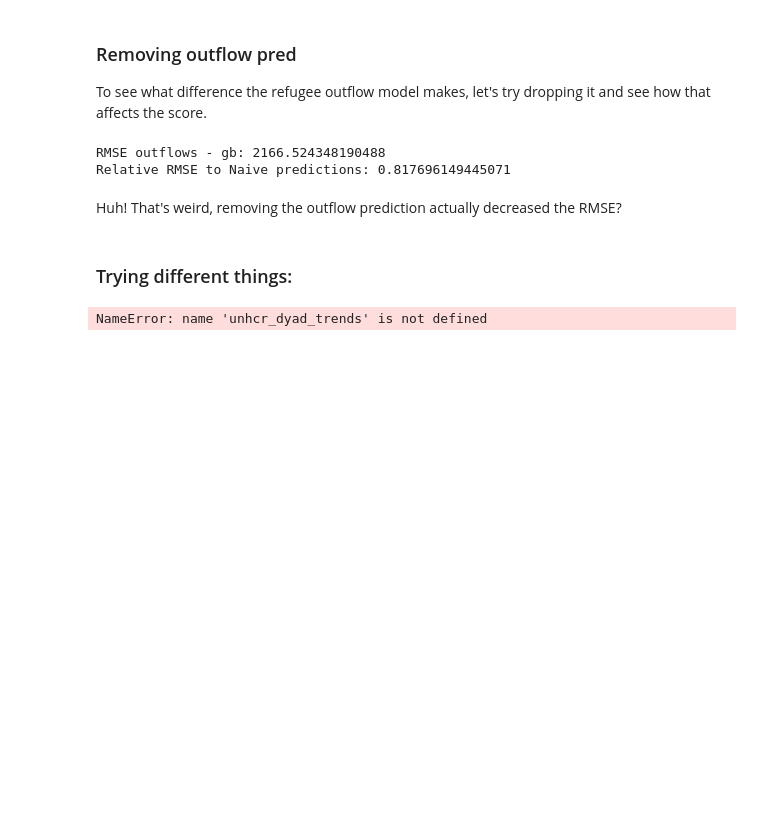
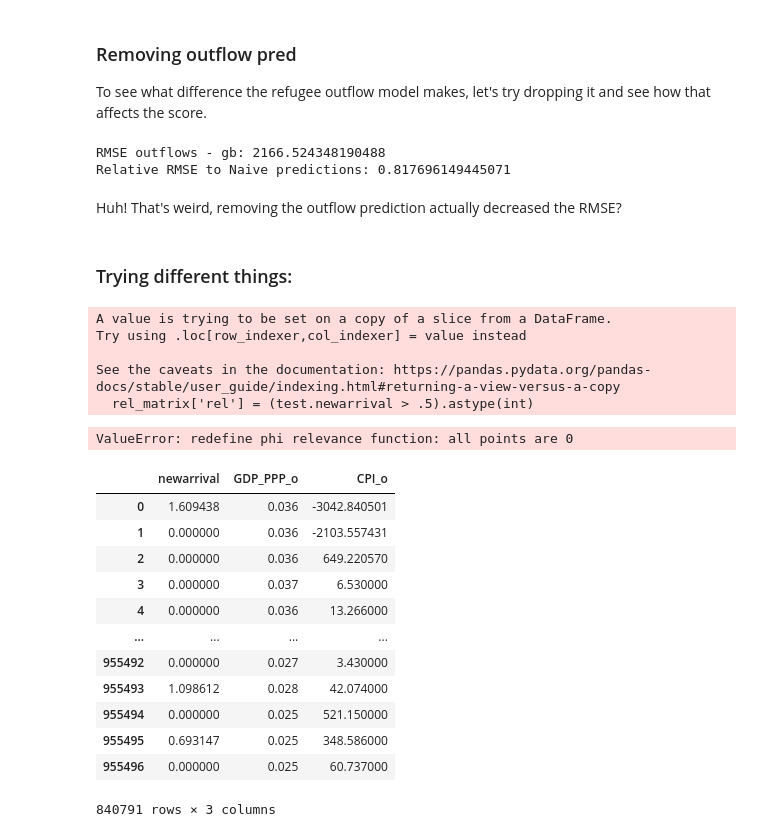
Before and after one commit to 4Freye/refugees, a Jupyter notebook: notebooks/models/02_EF_dyad_regression.ipynb, the cells around one changed output. Saved outputs shown, nothing was run; the diff lists cells and outputs as text; code cells hidden in the pictures; blank space fills up the shorter version.

```diff
--- a/notebooks/models/02_EF_dyad_regression.ipynb
+++ b/notebooks/models/02_EF_dyad_regression.ipynb
@@ -948,24 +948,3 @@ Relative RMSE to Naive predictions: 0.817696149445071
 Huh! That's weird, removing the outflow prediction actually decreased the RMSE?
 # %% [markdown]
 ### Trying different things:
-# %%
-# this doesn't work yet.
-import smogn
-
-## conduct smogn
-unhcr_dyad_smogn = smogn.smoter(
-
-    ## main arguments
-    data = unhcr_dyad_trends,           ## pandas dataframe
-    y = 'newarrival',          ## string ('header name')
-    k = 5,                    ## positive integer (k < n)
-    samp_method = 'extreme',  ## string ('balance' or 'extreme')
-
-    # ## phi relevance arguments
-    rel_thres = 0.80,         ## positive real number (0 < R < 1)
-    rel_method = 'auto',      ## string ('auto' or 'manual')
-    rel_xtrm_type = 'high',   ## string ('low' or 'both' or 'high')
-    rel_coef = 2.25           ## positive real number (0 < R)
-)
-# %% [output]
-NameError: name 'unhcr_dyad_trends' is not defined
@@ -971,0 +958,51 @@ NameError: name 'unhcr_dyad_trends' is not defined
+# %%
+rel_matrix = test[['newarrival']]
+rel_matrix['rel'] = (test.newarrival > .5).astype(int)
+rel_matrix['last_col'] = 0
+
+rel_matrix = rel_matrix.values
+# %% [output]
+A value is trying to be set on a copy of a slice from a DataFrame.
+Try using .loc[row_indexer,col_indexer] = value instead
+
+See the caveats in the documentation: https://pandas.pydata.org/pandas-docs/stable/user_guide/indexing.html#returning-a-view-versus-a-copy
+  rel_matrix['rel'] = (test.newarrival > .5).astype(int)
+# %%
+import pandas as pd
+import numpy as np
+test = pd.read_csv('../../data/clean/unhcr.csv', engine='pyarrow').dropna()
+test['newarrival'] = np.log(test.newarrival + 1)
+test = test[['newarrival','GDP_PPP_o','CPI_o']].reset_index(drop=True)
+
+# this doesn't work yet.
+import smogn
+
+## conduct smogn
+unhcr_dyad_smogn = smogn.smoter(
+    ## main arguments
+    data = test,           ## pandas dataframe
+    y = 'newarrival',          ## string ('header name')
+    # rel_coef = .1,
+    # rel_thres = 0.10,
+    # rel_xtrm_type = "high",
+    # rel_method = 'auto',
+    rel_ctrl_pts_rg = rel_matrix
+)
+# %% [output]
+ValueError: redefine phi relevance function: all points are 0
+# %%
+test
+# %% [output]
+|  | newarrival | GDP_PPP_o | CPI_o |
+| 0 | 1.609438 | 0.036 | -3042.840501 |
+| 1 | 0.000000 | 0.036 | -2103.557431 |
+| 2 | 0.000000 | 0.036 | 649.220570 |
+| 3 | 0.000000 | 0.037 | 6.530000 |
+| 4 | 0.000000 | 0.036 | 13.266000 |
+| ... | ... | ... | ... |
+| 955492 | 0.000000 | 0.027 | 3.430000 |
+| 955493 | 1.098612 | 0.028 | 42.074000 |
+| 955494 | 0.000000 | 0.025 | 521.150000 |
+| 955495 | 0.693147 | 0.025 | 348.586000 |
+| 955496 | 0.000000 | 0.025 | 60.737000 |
+840791 rows × 3 columns
```
Also changed, not shown: parts of 7 cells of this notebook, 4 other files.
